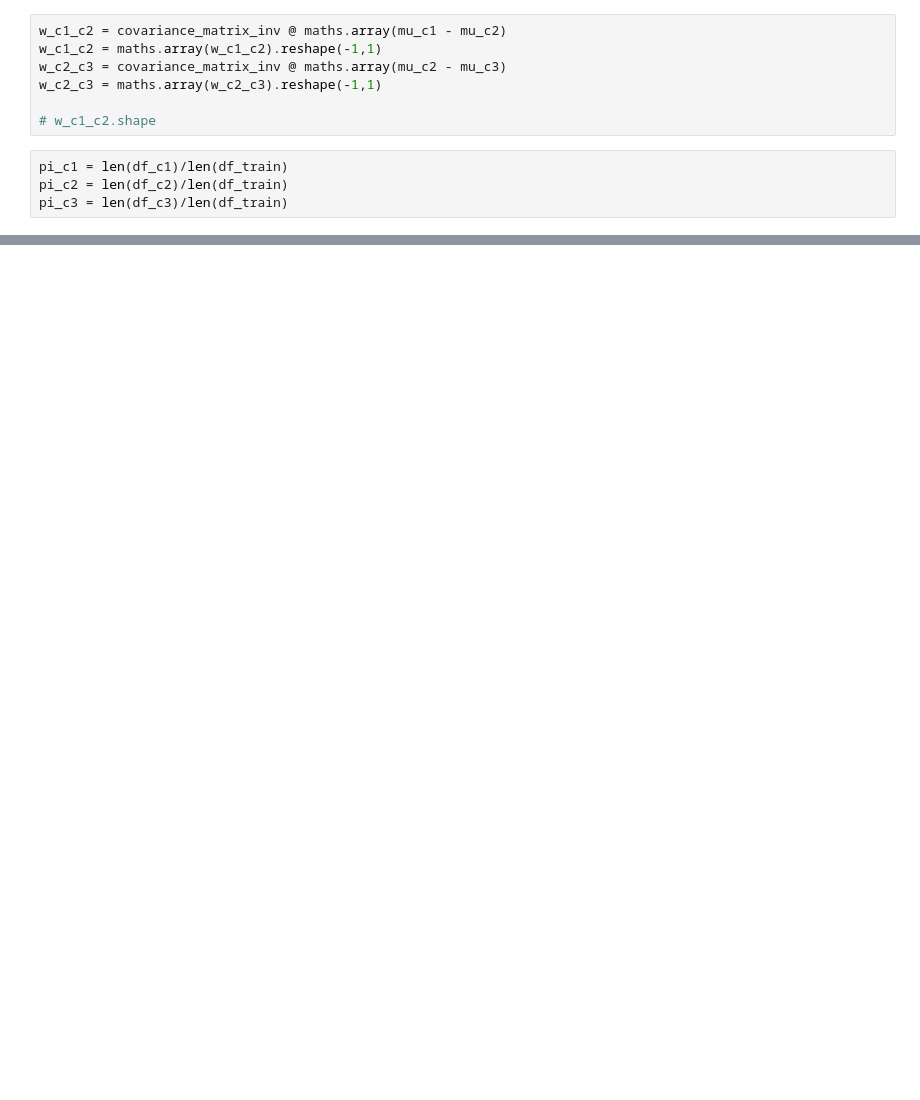
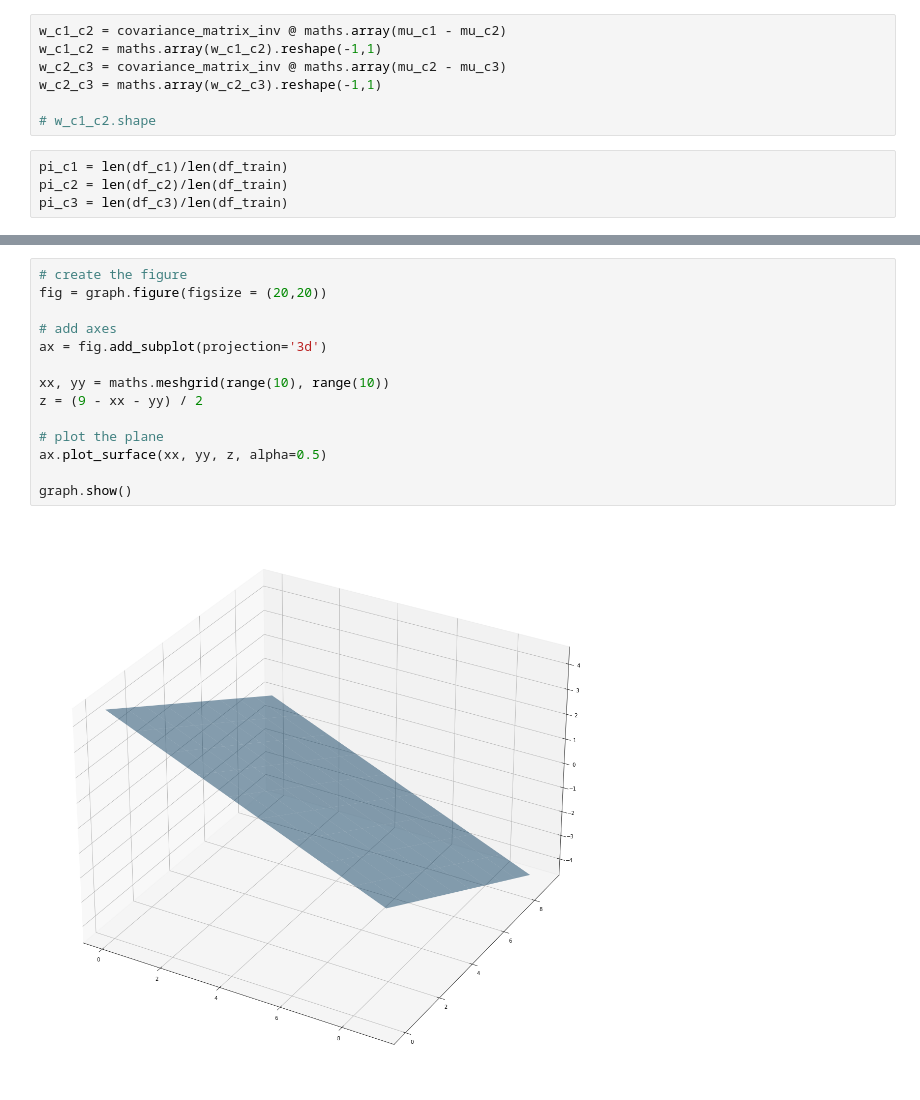
Before and after one commit to Ashirbad-Sarangi/gda, a Jupyter notebook: codes/multi_class_lda.ipynb, the cells around one changed output, grey strips where cells are left out. Drawn from its saved outputs; the diff is of its cells as text; blank space fills up the shorter version.

```diff
--- a/codes/multi_class_lda.ipynb
+++ b/codes/multi_class_lda.ipynb
@@ -211,0 +228,16 @@ array([[ 2.00628248e-01,  1.12292074e-01,  4.51289661e-01,
+# %%
+# create the figure
+fig = graph.figure(figsize = (20,20))
+
+# add axes
+ax = fig.add_subplot(projection='3d')
+
+xx, yy = maths.meshgrid(range(10), range(10))
+z = (9 - xx - yy) / 2
+
+# plot the plane
+ax.plot_surface(xx, yy, z, alpha=0.5)
+
+graph.show()
+# %% [output]
+[figure, added]
```
Also changed, not shown: parts of 13 cells of this notebook.
